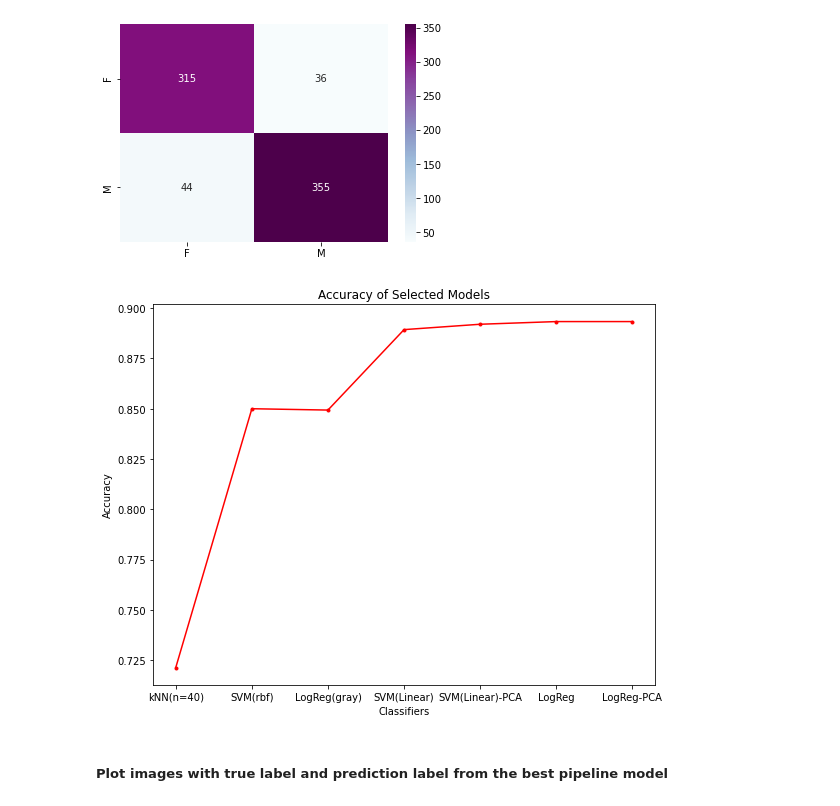
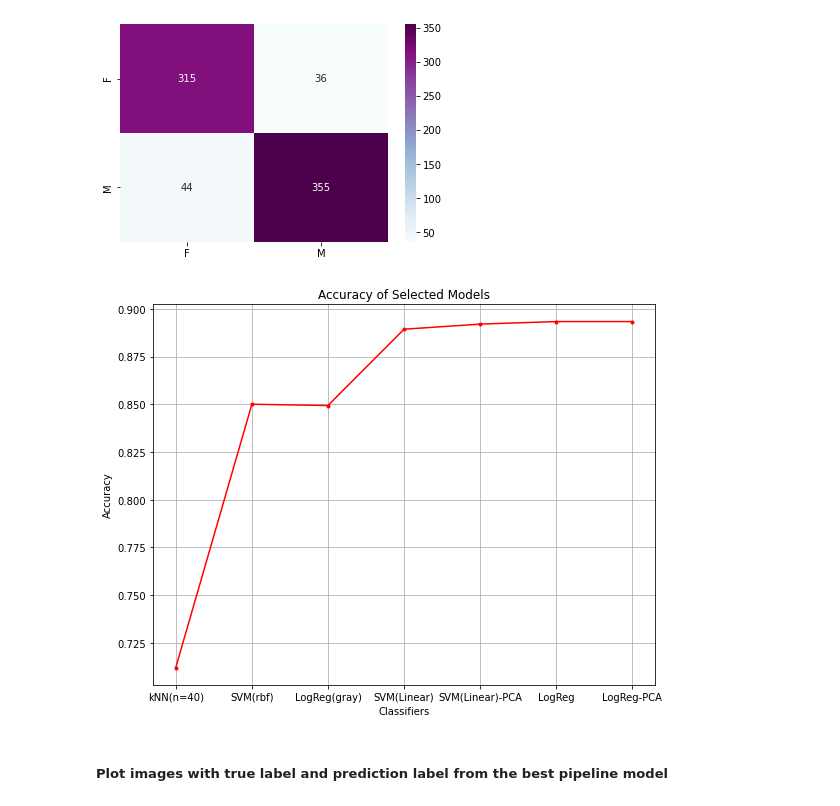
Before and after one commit to xeniakal/AMLS_20-21_SN20159465, a Jupyter notebook: A1/GenderClassification.ipynb, the cells around one changed output. Saved outputs shown, nothing was run; the diff lists cells and outputs as text; code cells hidden in the pictures.

```diff
--- a/A1/GenderClassification.ipynb
+++ b/A1/GenderClassification.ipynb
@@ -699,15 +698,16 @@ Accuracy Score:  89.333%
 # %%
 accuracies = [acc_kNN,acc_rbf_SVM,acc_gray_lr,acc_Linear_SVM,acc_Linear_SVM_PCA,acc_lr,acc_lr_PCA]
 acc_list=["kNN(n=40)","SVM(rbf)","LogReg(gray)","SVM(Linear)","SVM(Linear)-PCA","LogReg","LogReg-PCA"]
 plt.figure(figsize=(9,7))
 
 plt.title('Accuracy of Selected Models')
 plt.plot(acc_list,accuracies, 'r.-')
 plt.ylabel('Accuracy')
 plt.xlabel('Classifiers')
+plt.grid()
 plt.show()
 # %% [output]
-[figure, old version]
+[figure, new version]
 # %% [markdown]
 ##### Plot images with true label and prediction label from the best pipeline model
 # %%
```
Also changed, not shown: parts of 3 cells of this notebook, 3 other files.
